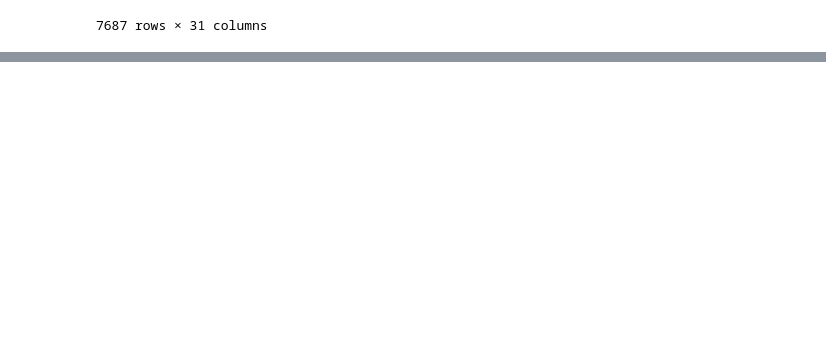
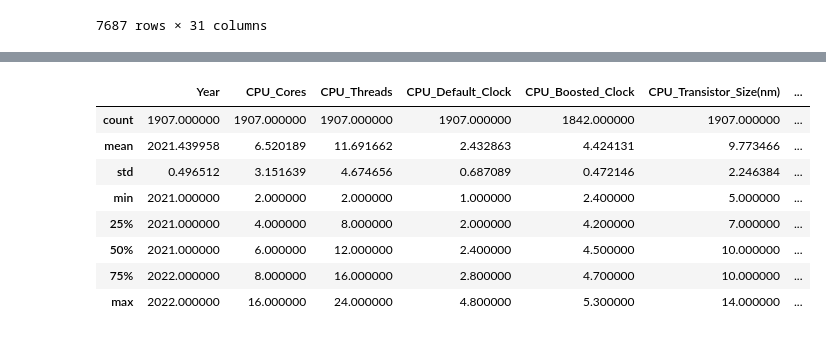
Before and after one commit to nhatbui97/dsproject, a Jupyter notebook: data_cleaning_N_2.ipynb, the cells around one changed output, grey strips where cells are left out. Cells and saved outputs as stored; diff of their text form; code cells hidden in the pictures; blank space fills up the shorter version.

```diff
--- a/data_cleaning_N_2.ipynb
+++ b/data_cleaning_N_2.ipynb
@@ -75,0 +145,18 @@ dtype: int64
+# %%
+train_data['Storage_Type'] = train_data['Storage_Type'].fillna('SDD')
+train_data['Storage(GB)'] = train_data['Storage_Type'].fillna(512)
+train_data['Weight(kg)'] = train_data['Weight(kg)'].fillna(1.84)
+train_data['RAM_DDR'] = train_data['RAM_DDR'].fillna(4)
+train_data['RAM(GB)'] = train_data['RAM(GB)'].fillna(16)
+# %%
+train_data.describe()
+# %% [output]
+|  | Year | CPU_Cores | CPU_Threads | CPU_Default_Clock | CPU_Boosted_Clock | CPU_Transistor_Size(nm) | ... |
+| count | 1907.000000 | 1907.000000 | 1907.000000 | 1907.000000 | 1842.000000 | 1907.000000 | ... |
+| mean | 2021.439958 | 6.520189 | 11.691662 | 2.432863 | 4.424131 | 9.773466 | ... |
+| std | 0.496512 | 3.151639 | 4.674656 | 0.687089 | 0.472146 | 2.246384 | ... |
+| min | 2021.000000 | 2.000000 | 2.000000 | 1.000000 | 2.400000 | 5.000000 | ... |
+| 25% | 2021.000000 | 4.000000 | 8.000000 | 2.000000 | 4.200000 | 7.000000 | ... |
+| 50% | 2021.000000 | 6.000000 | 12.000000 | 2.400000 | 4.500000 | 10.000000 | ... |
+| 75% | 2022.000000 | 8.000000 | 16.000000 | 2.800000 | 4.700000 | 10.000000 | ... |
+| max | 2022.000000 | 16.000000 | 24.000000 | 4.800000 | 5.300000 | 14.000000 | ... |
```
Also changed, not shown: parts of 7 cells of this notebook, 6 other files.
